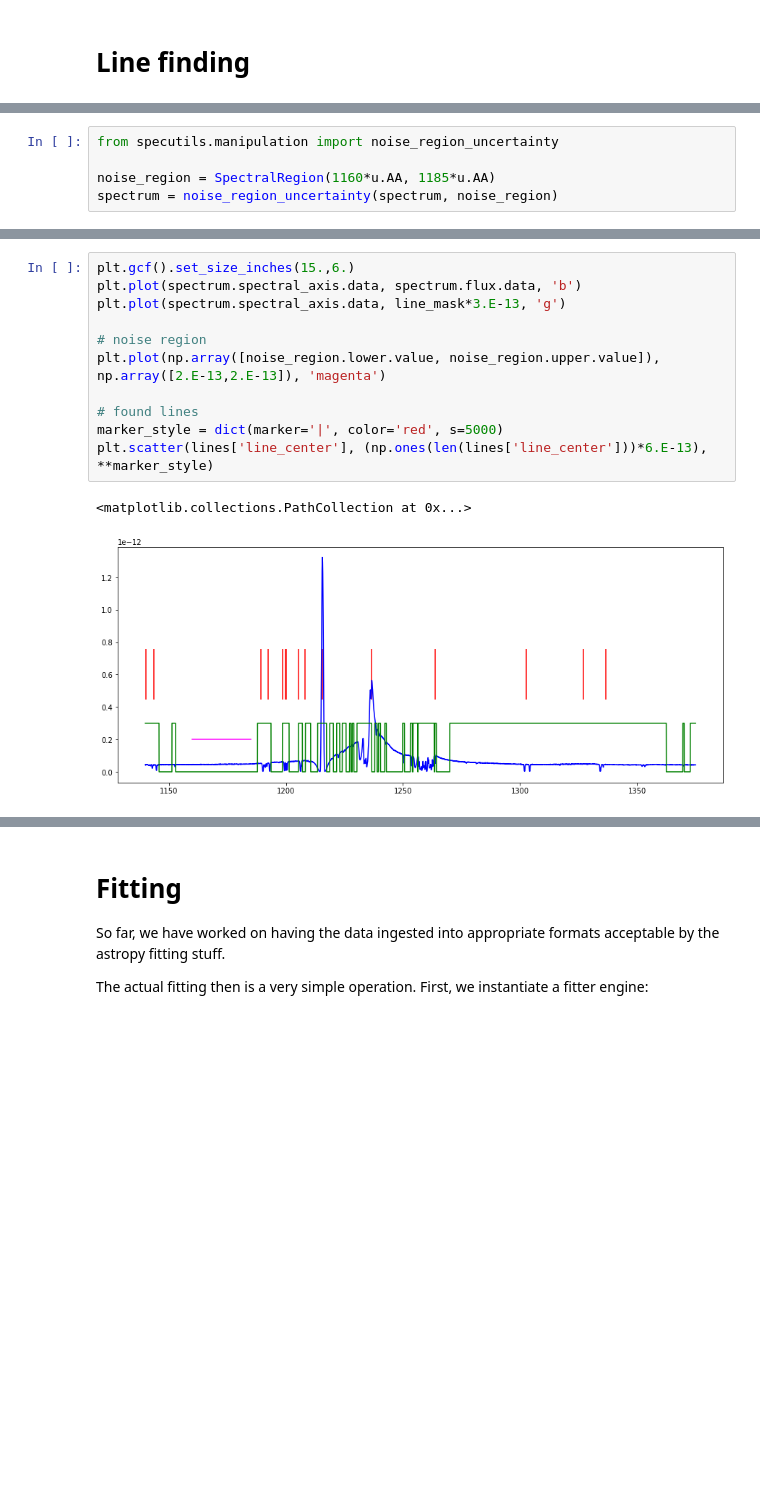
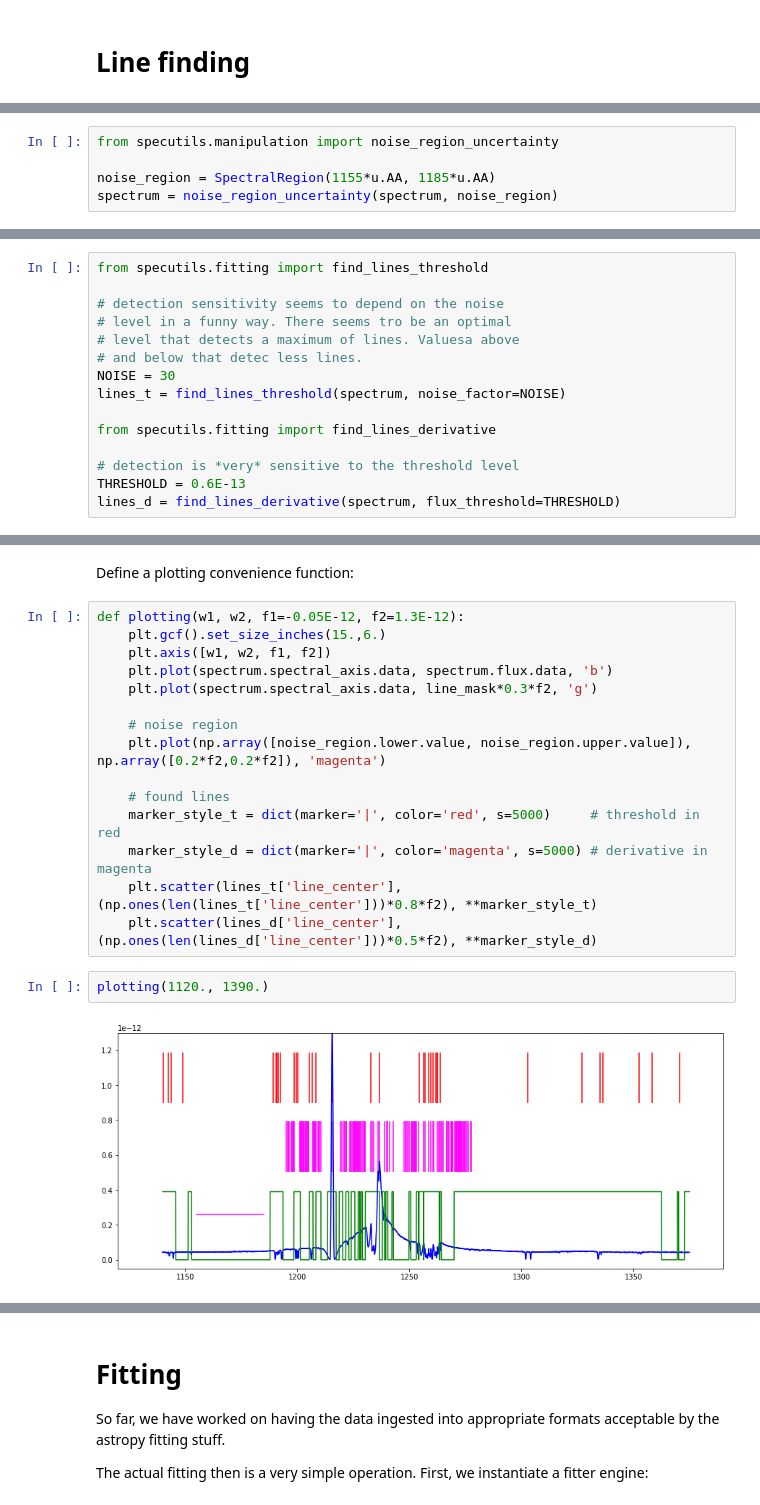
Before and after one commit to ibusko/specfit, a Jupyter notebook: proto/specutils/linefit_demo_specutils.ipynb, the cells around one changed output, grey strips where cells are left out. Saved outputs shown, nothing was run; the diff lists cells and outputs as text; blank space fills up the shorter version.

```diff
--- a/proto/specutils/linefit_demo_specutils.ipynb
+++ b/proto/specutils/linefit_demo_specutils.ipynb
@@ -52,6 +52,6 @@ Even though the spectrum carries an uncertainity attribute derived from the erro
 # %%
 from specutils.manipulation import noise_region_uncertainty
 
-noise_region = SpectralRegion(1160*u.AA, 1185*u.AA)
+noise_region = SpectralRegion(1155*u.AA, 1185*u.AA)
 spectrum = noise_region_uncertainty(spectrum, noise_region)
 # %% [markdown]
@@ -63 +59,16 @@ lines = find_lines_threshold(spectrum, noise_factor=30)
+# %%
+from specutils.fitting import find_lines_threshold
+
+# detection sensitivity seems to depend on the noise
+# level in a funny way. There seems tro be an optimal
+# level that detects a maximum of lines. Valuesa above
+# and below that detec less lines.
+NOISE = 30
+lines_t = find_lines_threshold(spectrum, noise_factor=NOISE)
+
+from specutils.fitting import find_lines_derivative
+
+# detection is *very* sensitive to the threshold level
+THRESHOLD = 0.6E-13
+lines_d = find_lines_derivative(spectrum, flux_threshold=THRESHOLD)
 # %%
@@ -84,14 +114,21 @@ line_center line_type line_center_index
+# %% [markdown]
+Define a plotting convenience function:
 # %%
-plt.gcf().set_size_inches(15.,6.)
-plt.plot(spectrum.spectral_axis.data, spectrum.flux.data, 'b')
-plt.plot(spectrum.spectral_axis.data, line_mask*3.E-13, 'g')
+def plotting(w1, w2, f1=-0.05E-12, f2=1.3E-12):
+    plt.gcf().set_size_inches(15.,6.)
+    plt.axis([w1, w2, f1, f2])
+    plt.plot(spectrum.spectral_axis.data, spectrum.flux.data, 'b')
+    plt.plot(spectrum.spectral_axis.data, line_mask*0.3*f2, 'g')
 
-# noise region
-plt.plot(np.array([noise_region.lower.value, noise_region.upper.value]), np.array([2.E-13,2.E-13]), 'magenta')
+    # noise region
+    plt.plot(np.array([noise_region.lower.value, noise_region.upper.value]), np.array([0.2*f2,0.2*f2]), 'magenta')
 
-# found lines
-marker_style = dict(marker='|', color='red', s=5000)
-plt.scatter(lines['line_center'], (np.ones(len(lines['line_center']))*6.E-13), **marker_style)
+    # found lines
+    marker_style_t = dict(marker='|', color='red', s=5000)     # threshold in red
+    marker_style_d = dict(marker='|', color='magenta', s=5000) # derivative in magenta
+    plt.scatter(lines_t['line_center'], (np.ones(len(lines_t['line_center']))*0.8*f2), **marker_style_t)
+    plt.scatter(lines_d['line_center'], (np.ones(len(lines_d['line_center']))*0.5*f2), **marker_style_d)
-# %% [output]
-<matplotlib.collections.PathCollection at 0x...>
-[figure, removed]
+# %%
+plotting(1120., 1390.)
+# %% [output]
+[figure, added]
```
Also changed, not shown: parts of 8 cells of this notebook, 2 other files.
